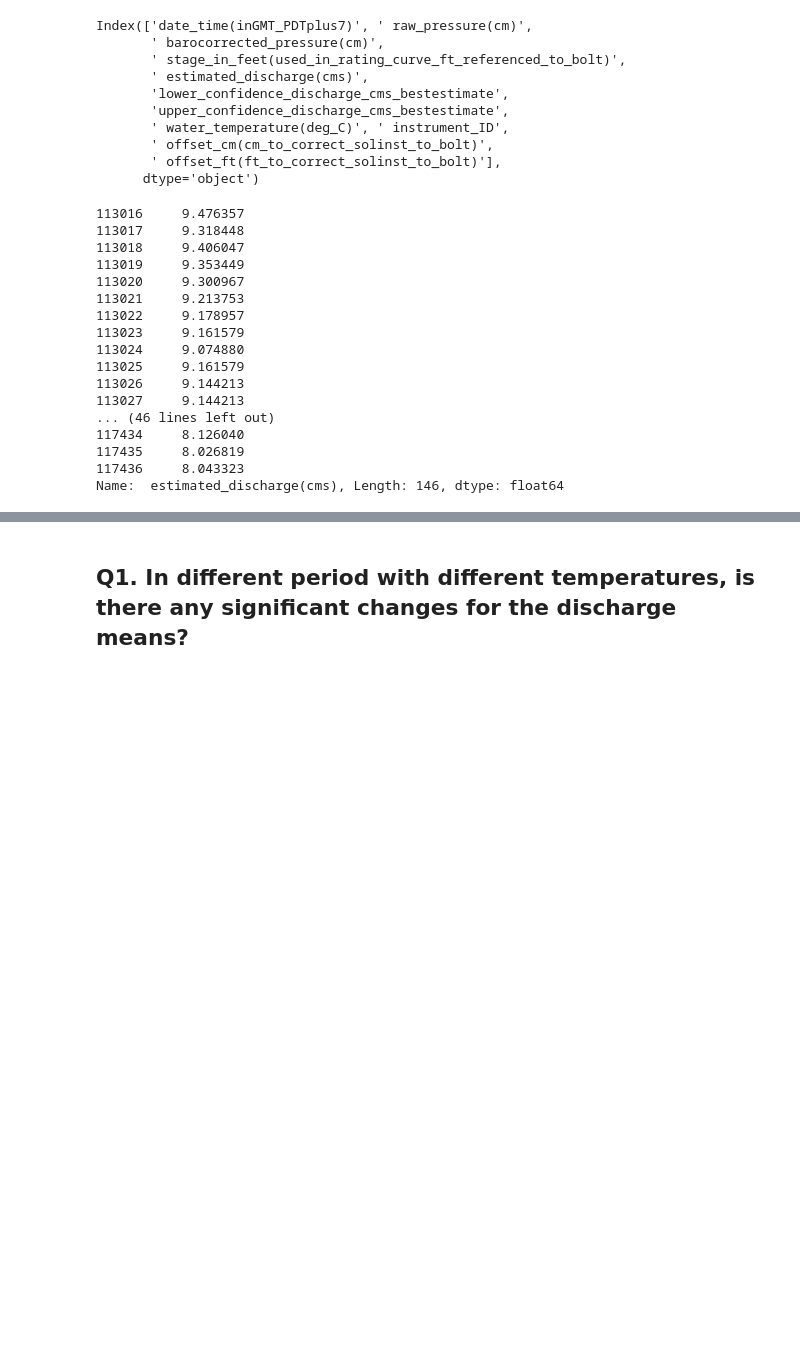
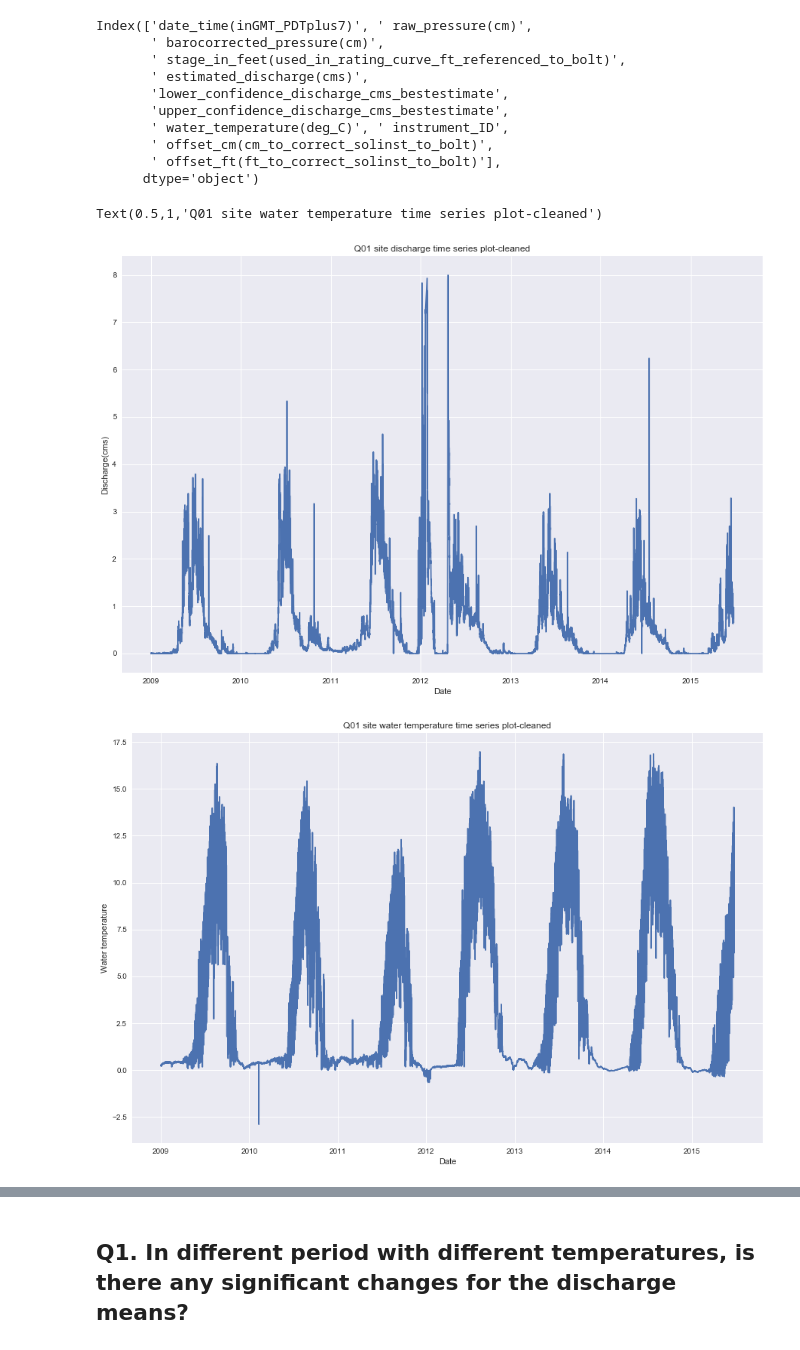
Before and after one commit to AzusaSayuri/UW-Data-analysis, a Jupyter notebook: HW7/Assignment7-XiminHu.ipynb, the cells around one changed output, grey strips where cells are left out. Drawn from its saved outputs; the diff is of its cells as text; code cells hidden in the pictures; blank space fills up the shorter version.

```diff
--- a/HW7/Assignment7-XiminHu.ipynb
+++ b/HW7/Assignment7-XiminHu.ipynb
@@ -166,22 +162,23 @@ Index(['date_time(inGMT_PDTplus7)', ' raw_pressure(cm)',
       dtype='object')
 # %%
 df_c=df_Q01[df_Q01['date_time(inGMT_PDTplus7)']>='2009-01-01 00:00:00']
-df_c[df_c[' estimated_discharge(cms)']>8][' estimated_discharge(cms)']
+#Clean the abnormal points from original data
+df_c=df_c[df_c[' estimated_discharge(cms)']<=8]
-# %% [output]
-113016     9.476357
-113017     9.318448
-113018     9.406047
-113019     9.353449
-113020     9.300967
-113021     9.213753
-113022     9.178957
-113023     9.161579
-113024     9.074880
-113025     9.161579
-113026     9.144213
-113027     9.144213
-... (46 lines left out)
-117434     8.126040
-117435     8.026819
-117436     8.043323
-Name:  estimated_discharge(cms), Length: 146, dtype: float64
+# %%
+#Note that we only use the data from 2009 to 2015
+
+plt.figure(figsize=(15,10))
+plt.plot(df_c['date_time(inGMT_PDTplus7)'],df_c[' estimated_discharge(cms)'])
+plt.xlabel('Date')
+plt.ylabel('Discharge(cms)')
+plt.title('Q01 site discharge time series plot-cleaned')
+
+plt.figure(figsize=(15,10))
+plt.plot(df_c['date_time(inGMT_PDTplus7)'],df_c[' water_temperature(deg_C)'])
+plt.xlabel('Date')
+plt.ylabel('Water temperature')
+plt.title('Q01 site water temperature time series plot-cleaned')
+# %% [output]
+Text(0.5,1,'Q01 site water temperature time series plot-cleaned')
+[figure, added]
+[figure, added]
```
Also changed, not shown: parts of 12 cells of this notebook.
